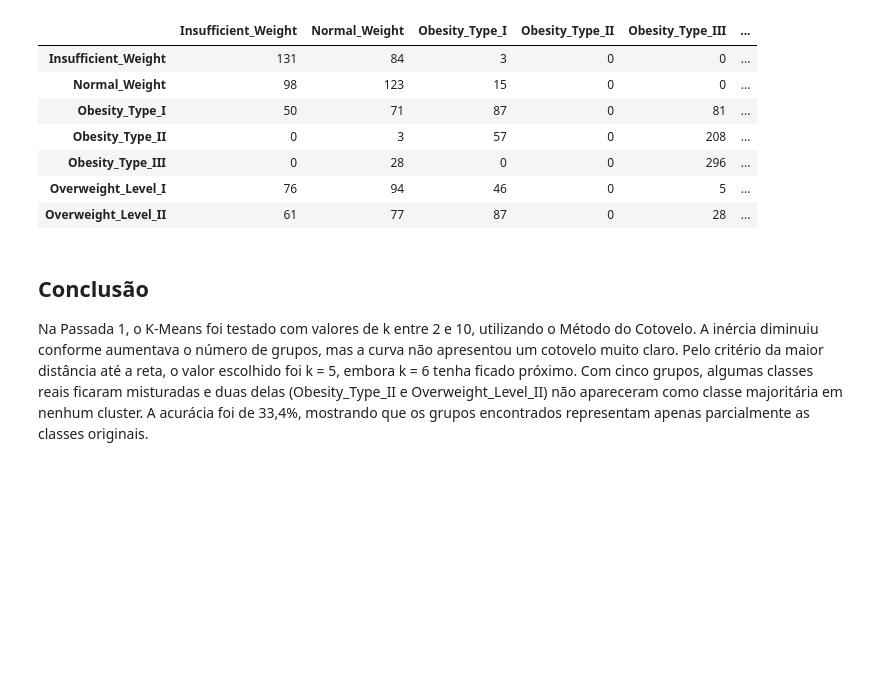
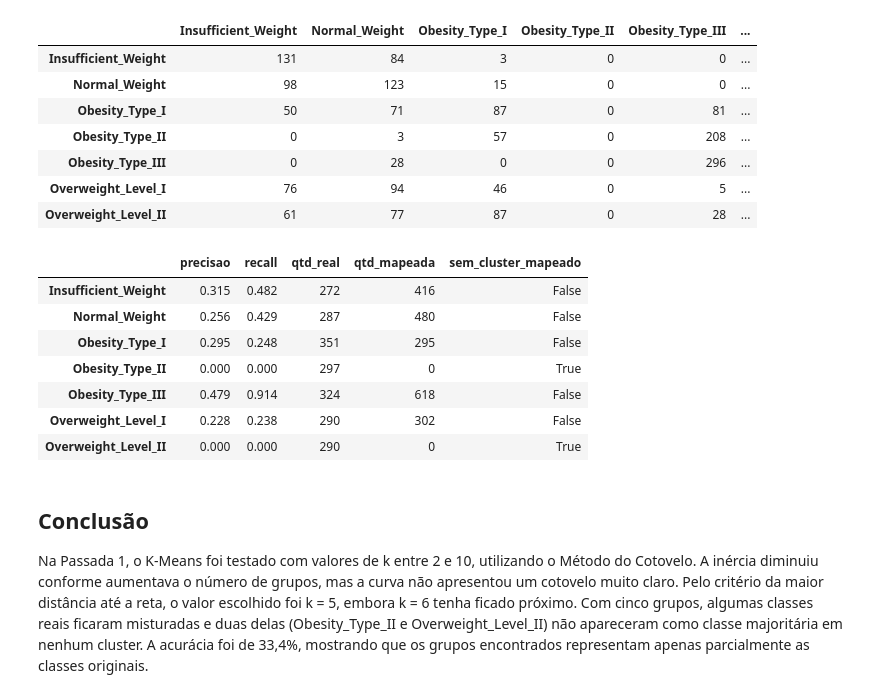
Before and after one commit to Fernandosoares10/projeto_avd_, a Jupyter notebook: notebooks/parte_comum/kmeans_passada1.ipynb, the cells around one changed output. Drawn from its saved outputs; the diff is of its cells as text; code cells hidden in the pictures; blank space fills up the shorter version.

Commit message:
Passada 1: precisao e recall por classe; script do relatorio sem mistune (so bibliotecas permitidas)

```diff
--- a/notebooks/parte_comum/kmeans_passada1.ipynb
+++ b/notebooks/parte_comum/kmeans_passada1.ipynb
@@ -130,6 +130,29 @@ Recall (macro): 0.330
 | Obesity_Type_III | 0 | 28 | 0 | 0 | 296 | ... |
 | Overweight_Level_I | 76 | 94 | 46 | 0 | 5 | ... |
 | Overweight_Level_II | 61 | 77 | 87 | 0 | 28 | ... |
+# %%
+# [IA] Claude Code – precisao e recall por classe, calculados a partir da matriz de confusao
+m = r['matriz_confusao']
+acertos = pd.Series([m.loc[c, c] for c in m.index], index=m.index)
+total_mapeado = m.sum(axis=0)   # soma da coluna: pessoas rotuladas com a classe
+total_real = m.sum(axis=1)      # soma da linha: pessoas da classe real
+metricas_por_classe = pd.DataFrame({
+    'precisao': (acertos / total_mapeado.where(total_mapeado > 0)).fillna(0).round(3),
+    'recall': (acertos / total_real).round(3),
+    'qtd_real': total_real,
+    'qtd_mapeada': total_mapeado,
+    'sem_cluster_mapeado': total_mapeado == 0,
+})
+metricas_por_classe
+# %% [output]
+|  | precisao | recall | qtd_real | qtd_mapeada | sem_cluster_mapeado |
+| Insufficient_Weight | 0.315 | 0.482 | 272 | 416 | False |
+| Normal_Weight | 0.256 | 0.429 | 287 | 480 | False |
+| Obesity_Type_I | 0.295 | 0.248 | 351 | 295 | False |
+| Obesity_Type_II | 0.000 | 0.000 | 297 | 0 | True |
+| Obesity_Type_III | 0.479 | 0.914 | 324 | 618 | False |
+| Overweight_Level_I | 0.228 | 0.238 | 290 | 302 | False |
+| Overweight_Level_II | 0.000 | 0.000 | 290 | 0 | True |
 # %% [markdown]
 ## Conclusão
 
```
Also changed, not shown: 2 other files.
